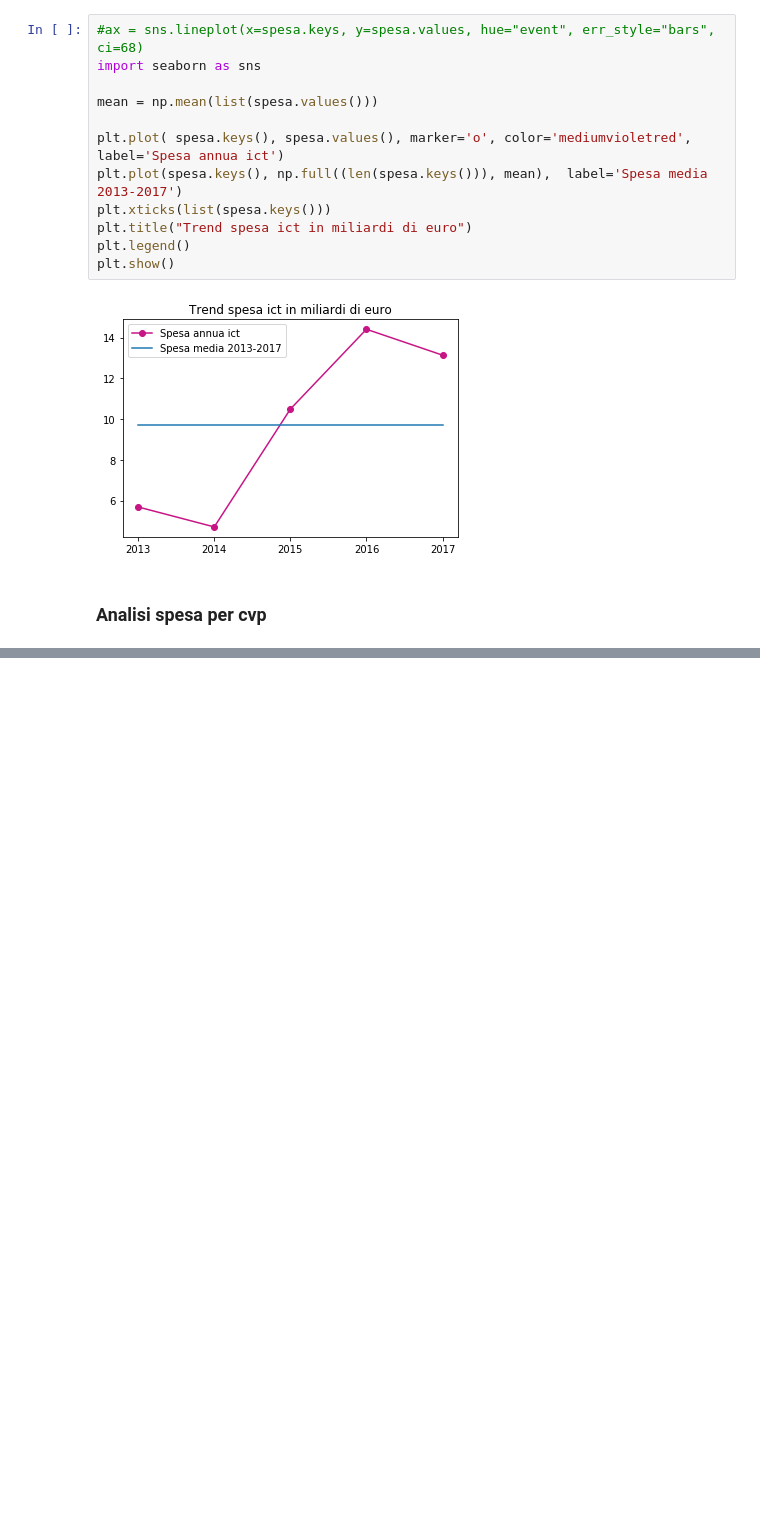
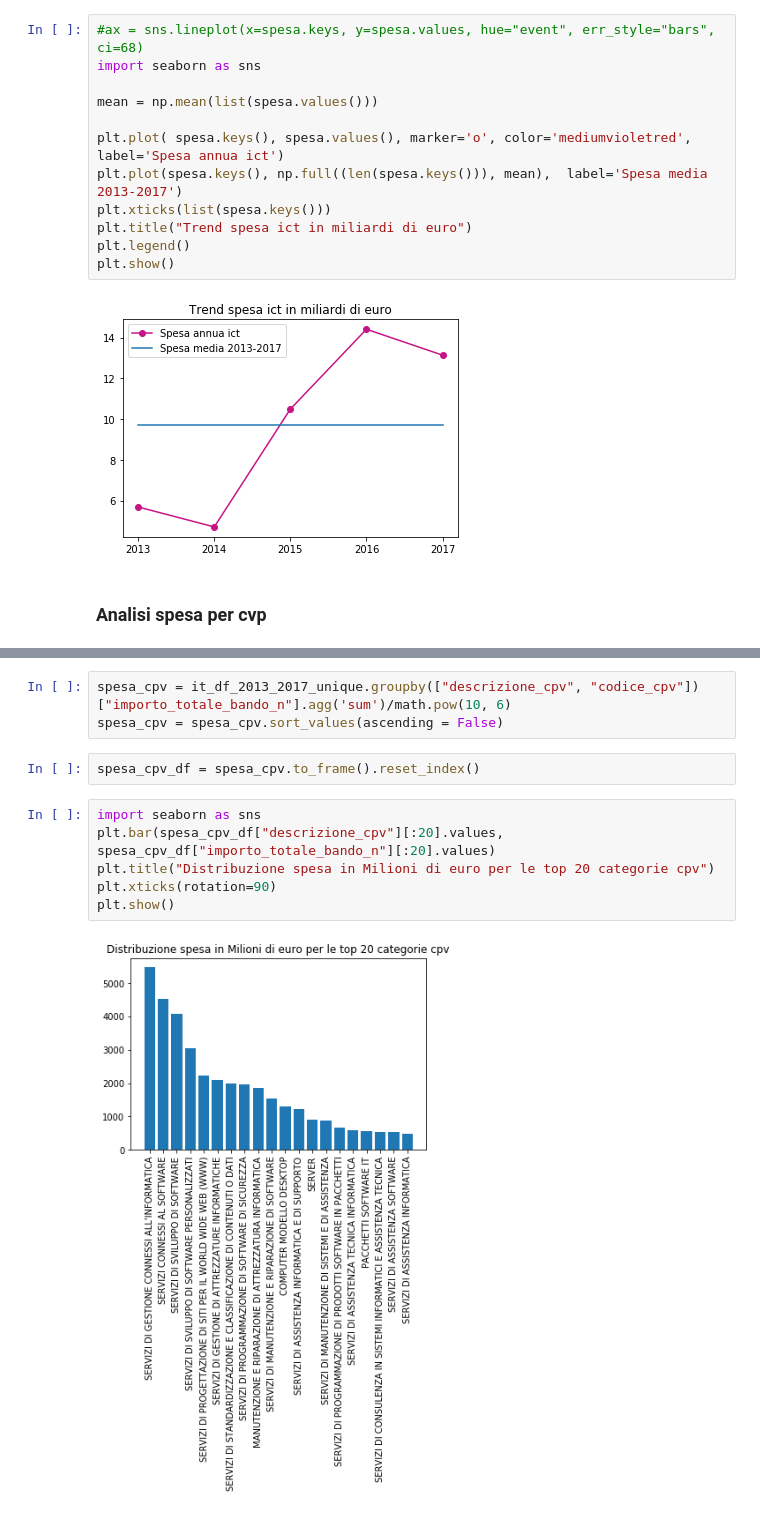
Before and after one commit to fabiana001/anacAnalysis, a Jupyter notebook: notebooks/Analisi SIMOG.ipynb, the cells around one changed output, grey strips where cells are left out. Cells and saved outputs as stored; diff of their text form; blank space fills up the shorter version.

```diff
--- a/notebooks/Analisi SIMOG.ipynb
+++ b/notebooks/Analisi SIMOG.ipynb
@@ -148,0 +166,13 @@ plt.show()
+# %%
+spesa_cpv = it_df_2013_2017_unique.groupby(["descrizione_cpv", "codice_cpv"])["importo_totale_bando_n"].agg('sum')/math.pow(10, 6)
+spesa_cpv = spesa_cpv.sort_values(ascending = False)
+# %%
+spesa_cpv_df = spesa_cpv.to_frame().reset_index()
+# %%
+import seaborn as sns
+plt.bar(spesa_cpv_df["descrizione_cpv"][:20].values, spesa_cpv_df["importo_totale_bando_n"][:20].values)
+plt.title("Distribuzione spesa in Milioni di euro per le top 20 categorie cpv")
+plt.xticks(rotation=90)
+plt.show()
+# %% [output]
+[figure, added]
```
Also changed, not shown: parts of 4 cells of this notebook.
